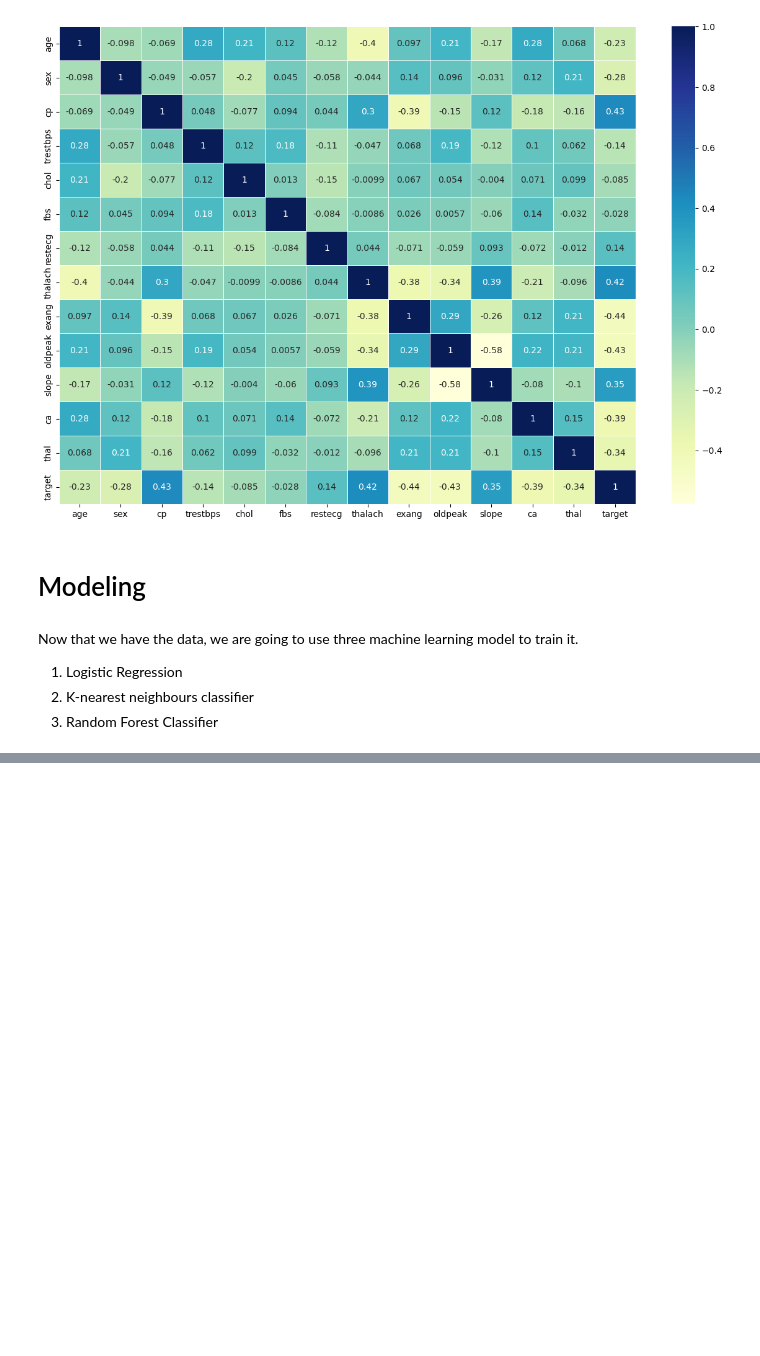
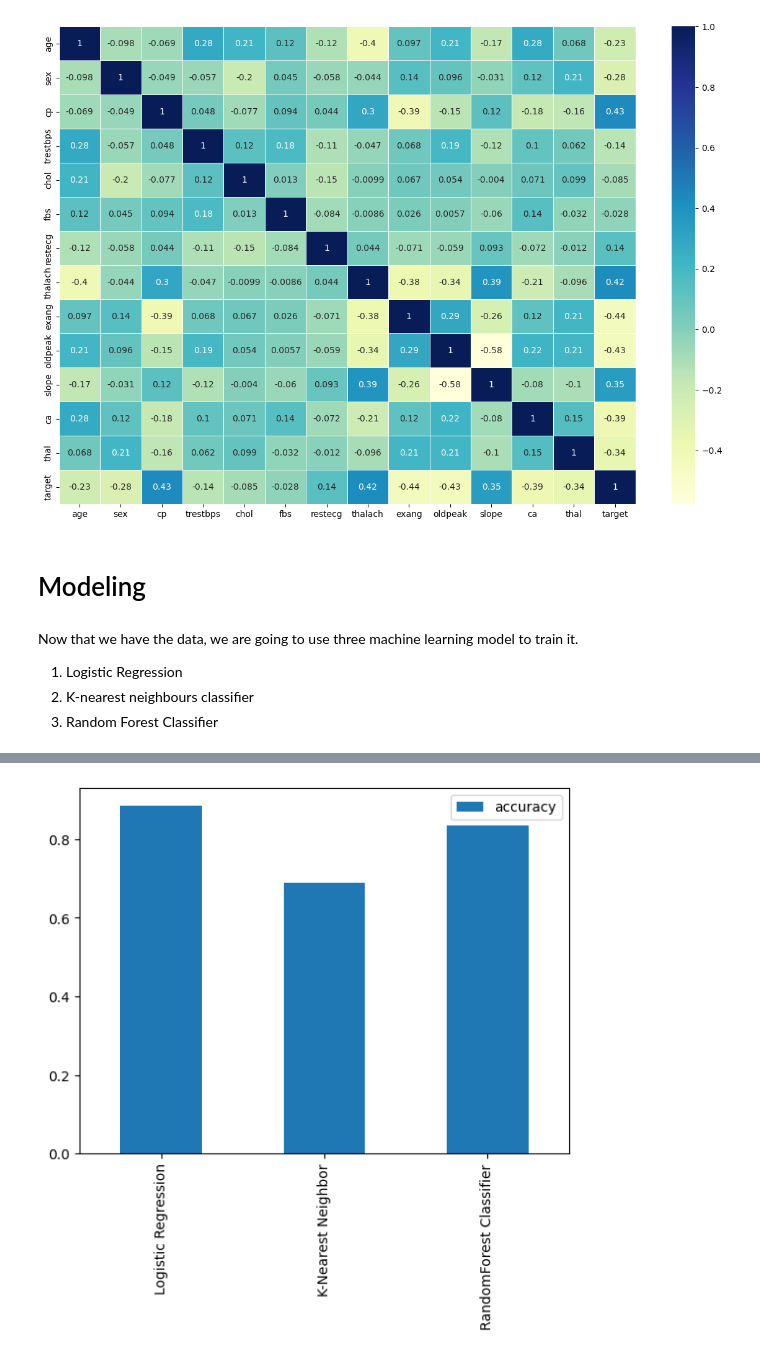
Before and after one commit to pauljohnfigueroa/ml-heart-disease-project, a Jupyter notebook: End-to-end-heart-disease-classification.ipynb, the cells around one changed output, grey strips where cells are left out. Saved outputs shown, nothing was run; the diff lists cells and outputs as text; code cells hidden in the pictures; blank space fills up the shorter version.

Commit message:
Experiment with ML models

```diff
--- a/End-to-end-heart-disease-classification.ipynb
+++ b/End-to-end-heart-disease-classification.ipynb
@@ -306,8 +306,16 @@ def fit_and_score(models, X_train, X_test, y_train, y_test):
     np.random.seed(42)
     model_scores = {}
 
-    for name, model in model.items():
+    for name, model in models.items():
         model.fit(X_train, y_train)
         model_scores[name] = model.score(X_test, y_test)
 
     return model_scores
+# %%
+# Run our function
+model_scores = fit_and_score(models=models,
+             X_train=X_train,
+             X_test=X_test,
+             y_train=y_train,
+             y_test=y_test)
+model_scores
@@ -313,0 +333,6 @@ def fit_and_score(models, X_train, X_test, y_train, y_test):
+# %%
+# Compare our models
+model_compare = pd.DataFrame(model_scores, index=["accuracy"])
+model_compare.T.plot.bar();
+# %% [output]
+[figure, added]
```
Also changed, not shown: parts of 1 cell of this notebook.
